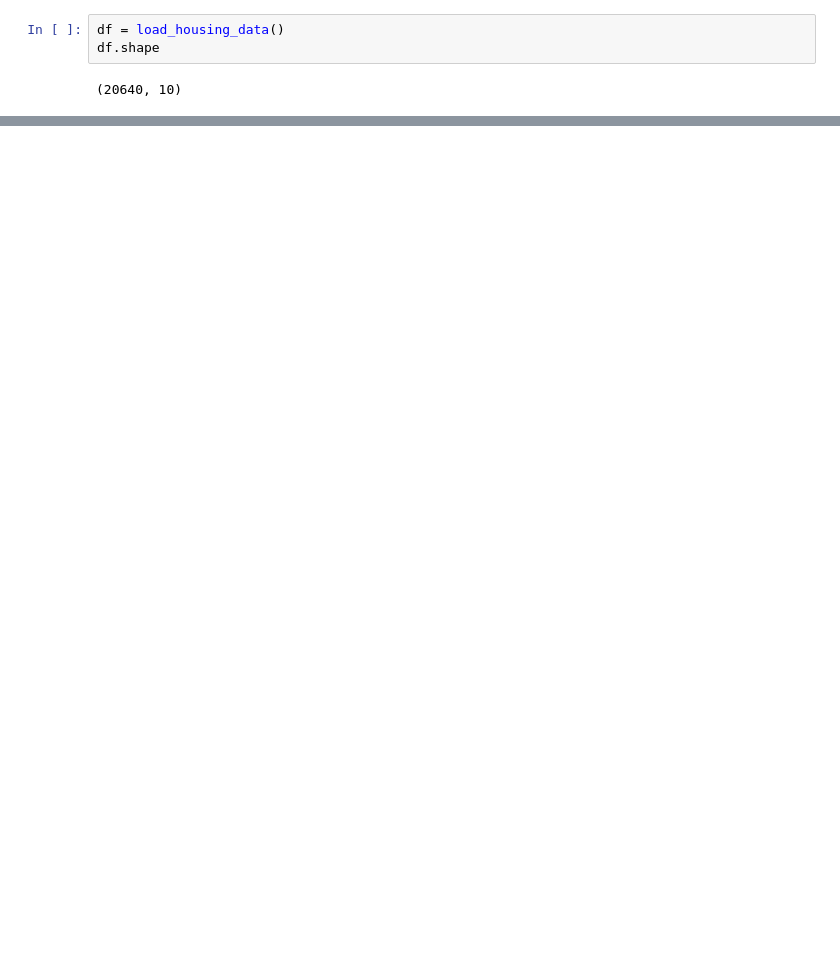
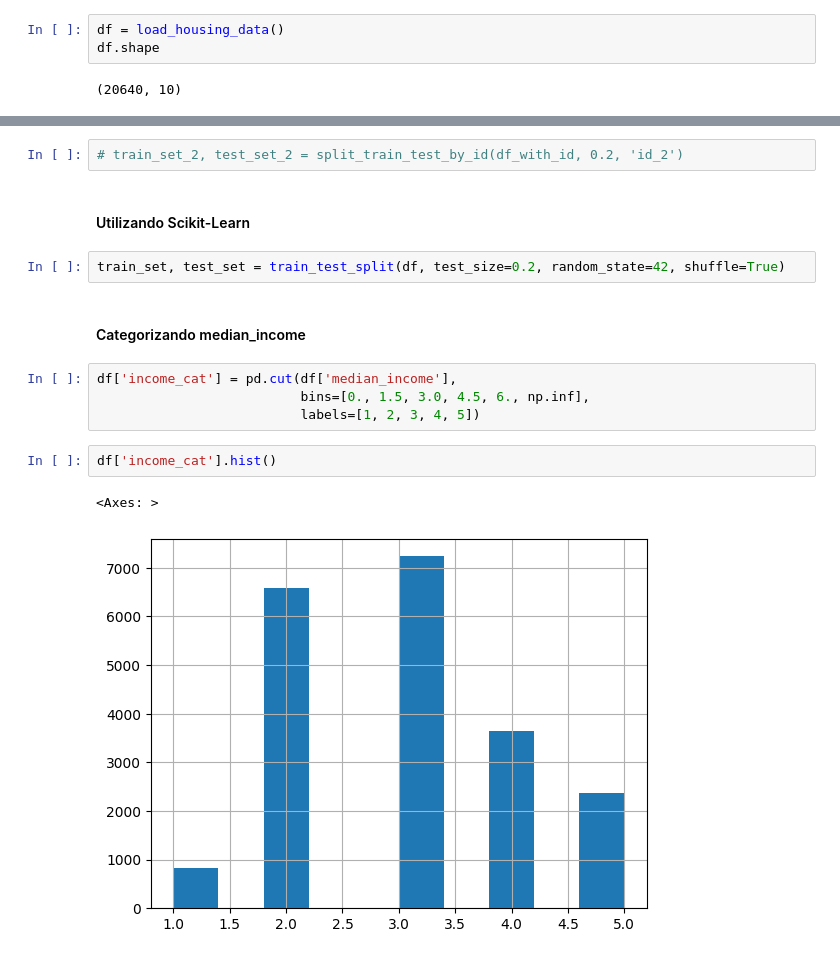
Before and after one commit to RafaelSouza-13/previsao-preco-medio-california, a Jupyter notebook: Housing.ipynb, the cells around one changed output, grey strips where cells are left out. Drawn from its saved outputs; the diff is of its cells as text; blank space fills up the shorter version.

```diff
--- a/Housing.ipynb
+++ b/Housing.ipynb
@@ -43,0 +154,17 @@ df.shape
+# %%
+# train_set_2, test_set_2 = split_train_test_by_id(df_with_id, 0.2, 'id_2')
+# %% [markdown]
+#### Utilizando Scikit-Learn
+# %%
+train_set, test_set = train_test_split(df, test_size=0.2, random_state=42, shuffle=True)
+# %% [markdown]
+#### Categorizando median_income
+# %%
+df['income_cat'] = pd.cut(df['median_income'],
+                          bins=[0., 1.5, 3.0, 4.5, 6., np.inf],
+                          labels=[1, 2, 3, 4, 5])
+# %%
+df['income_cat'].hist()
+# %% [output]
+<Axes: >
+[figure, added]
```
Also changed, not shown: parts of 25 cells of this notebook.
